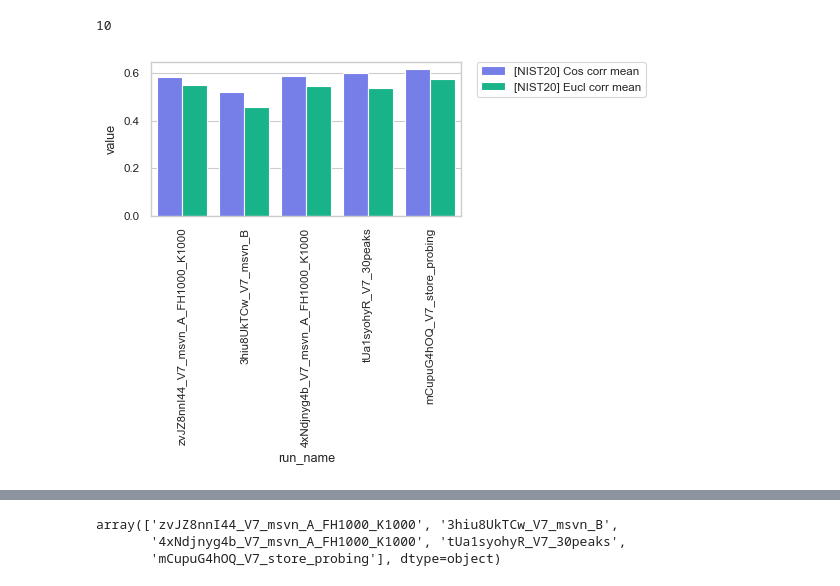
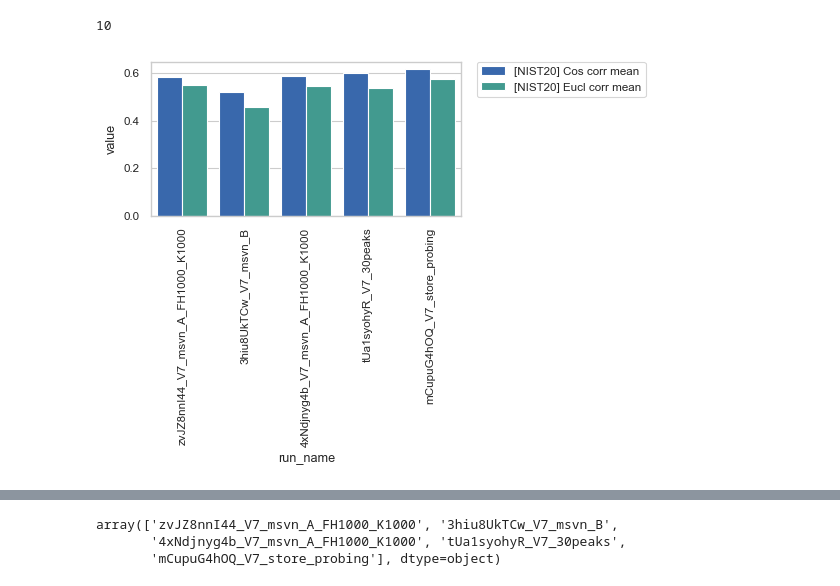
Before and after one commit to pluskal-lab/DreaMS, a Jupyter notebook: experiments/ablation/ssl_ablation.ipynb, the cells around one changed output, grey strips where cells are left out. Drawn from its saved outputs; the diff is of its cells as text; code cells hidden in the pictures.

```diff
--- a/experiments/ablation/ssl_ablation.ipynb
+++ b/experiments/ablation/ssl_ablation.ipynb
@@ -10,5 +9,5 @@ from msml.utils.plots import save_fig
 palette = get_nature_hex_colors()
 # %%
-val_dfs, cfgs = wandb_import(project_name='SSL_VAL_4.0', entity_name='mass-spec-ml', run_name_suffix='V7')
+val_dfs, cfgs = wandb_import(project_name='SSL_VAL_4.0', entity_name='mass-spec-ml', run_name_suffixes=['V7', 'TransformerAblation2'])
 len(val_dfs)
 # %% [output]
@@ -51,13 +35,13 @@ df_res
 # %%
 df_plot = df_res[df_res['run_name'].apply(lambda x: 'msvn' in x or x == 'mCupuG4hOQ_V7_store_probing' or x == 'tUa1syohyR_V7_30peaks')]
 df_plot = df_plot[df_plot['metric'].apply(lambda x: 'std' not in x)]
 df_plot['value'] = -df_plot['value'].astype(float)
 print(len(df_plot))
-plt.figure(figsize=(4, 2))
+init_plotting(figsize=(4, 2), cmap='nature')
 sns.barplot(data=df_plot, x='run_name', y='value', hue='metric')
 plt.xticks(rotation=90)
 plt.legend(bbox_to_anchor=(1.05, 1), loc=2, borderaxespad=0.)
 plt.show()
 # %% [output]
 10
-[figure, old version]
+[figure, new version]
```
Also changed, not shown: parts of 10 cells of this notebook.
